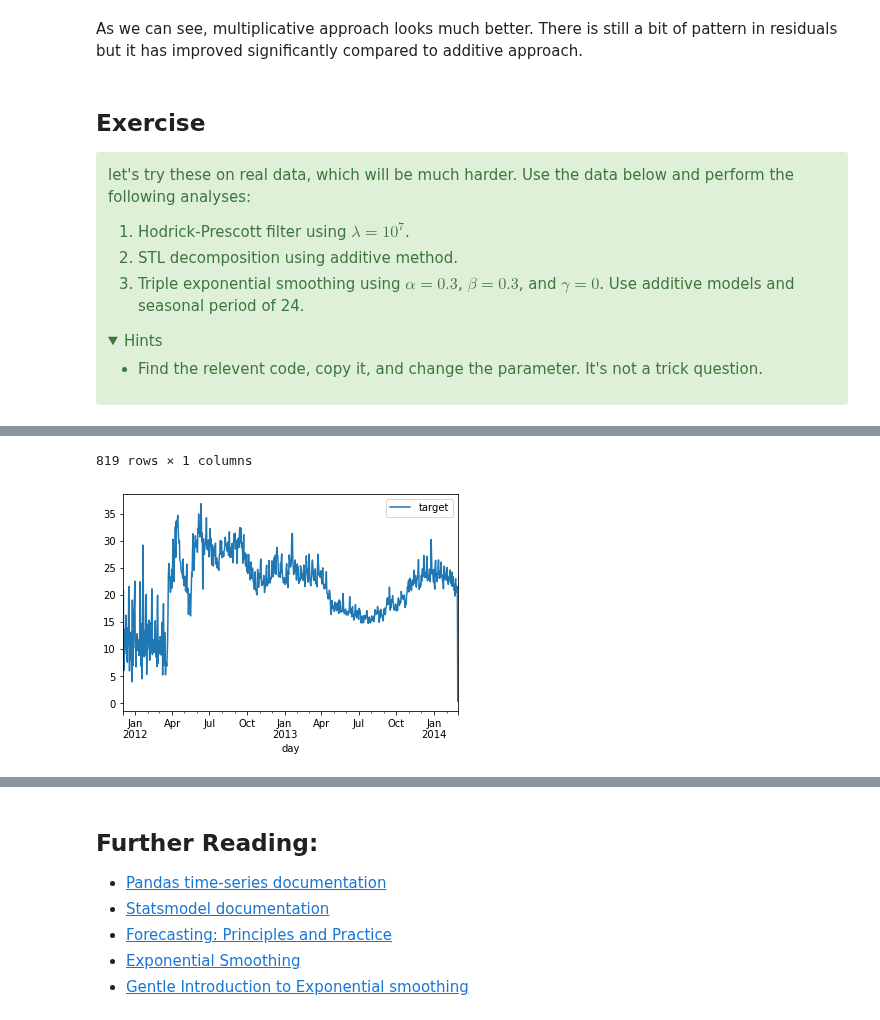
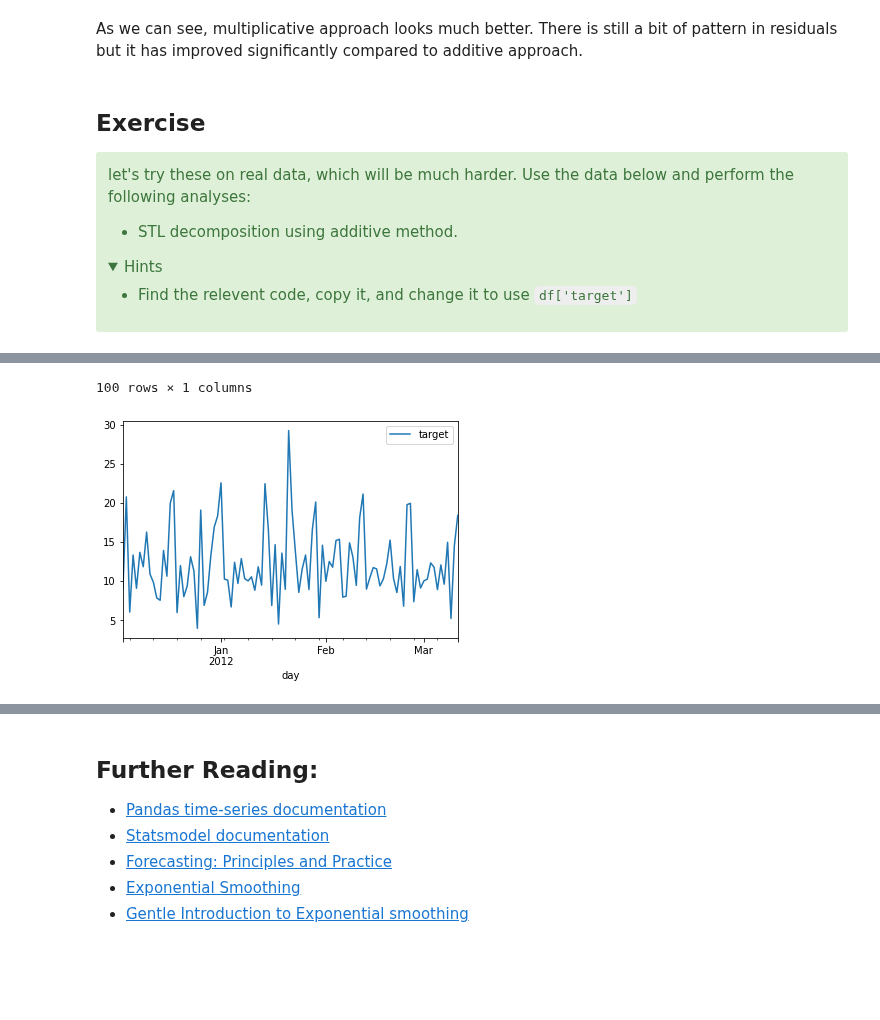
Before and after one commit to 3springs/deep_ml_curriculum, a Jupyter notebook: notebooks/b06_Time_Series_Analysis/TSA.ipynb, the cells around one changed output, grey strips where cells are left out. Drawn from its saved outputs; the diff is of its cells as text; code cells hidden in the pictures; folded sections open; blank space fills up the shorter version.

```diff
--- a/notebooks/b06_Time_Series_Analysis/TSA.ipynb
+++ b/notebooks/b06_Time_Series_Analysis/TSA.ipynb
@@ -677,19 +681,17 @@ As we can see, multiplicative approach looks much better. There is still a bit o
 
 let's try these on real data, which will be much harder. Use the data below and perform the following analyses:
 
-1. Hodrick-Prescott filter using $\lambda = 10^7$.
-2. STL decomposition using additive method.
-3. Triple exponential smoothing using $\alpha=0.3$, $\beta=0.3$, and $\gamma=0$. Use additive models and seasonal period of 24.
+- STL decomposition using additive method.
 
 <details>
 <summary>Hints</summary>
 
-* Find the relevent code, copy it, and change the parameter. It's not a trick question.
+* Find the relevent code, copy it, and change it to use `df['target']`
 </details>
 </div>
 # %%
 df = block0 = pd.read_csv("../../data/processed/smartmeter/block_0.csv", parse_dates=['day'], index_col=['day'])[['energy_sum']]
-df = df.groupby('day').mean()
+df = df.groupby('day').mean().iloc[:100]
 df = df.rename(columns={'energy_sum':'target'})
 df.plot()
 df
@@ -710,4 +712,4 @@ df
-819 rows × 1 columns
+100 rows × 1 columns
-[figure, old version]
+[figure, new version]
 # %%
 # Exercise 1
```
Also changed, not shown: parts of 23 cells of this notebook, 5 other files.
